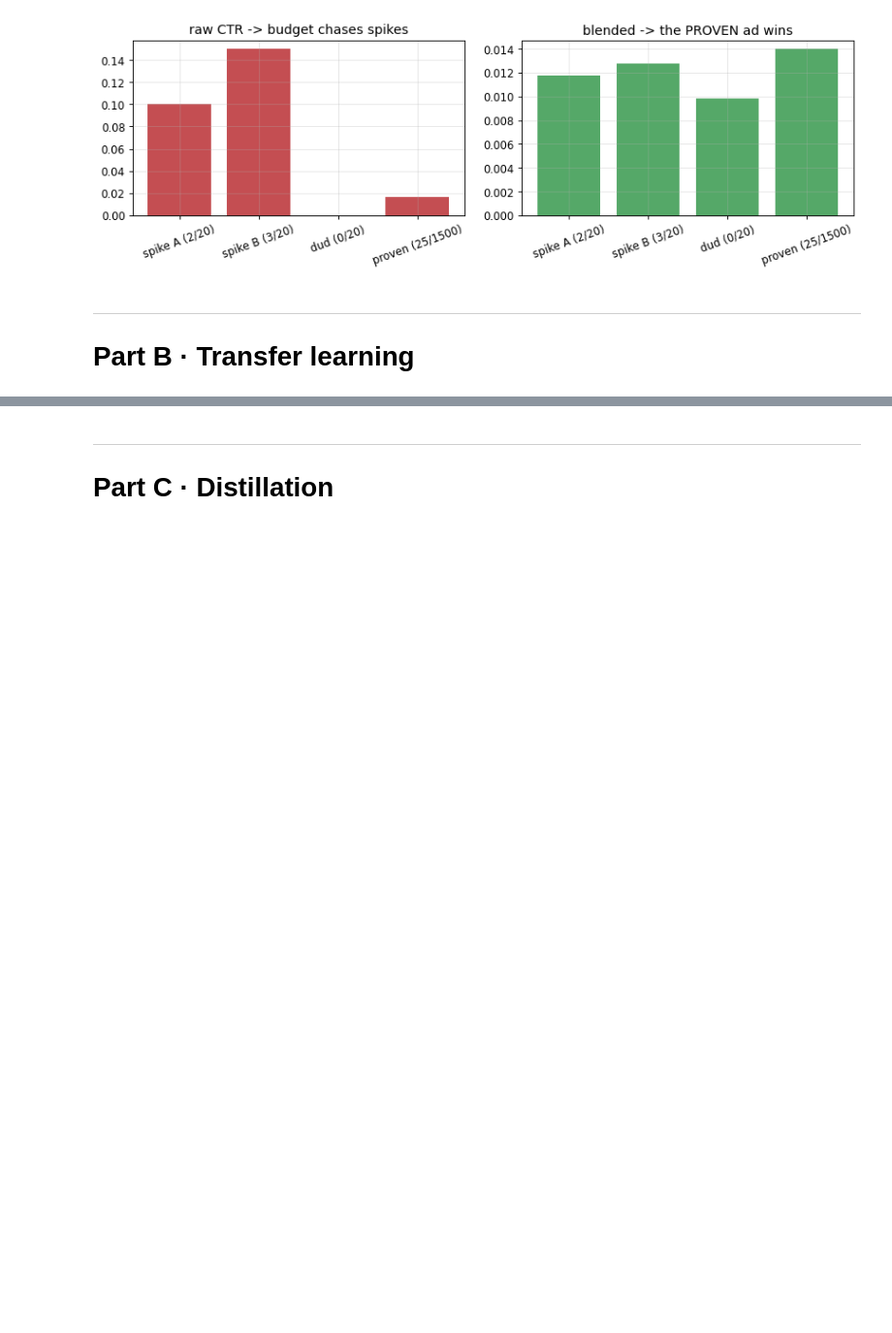
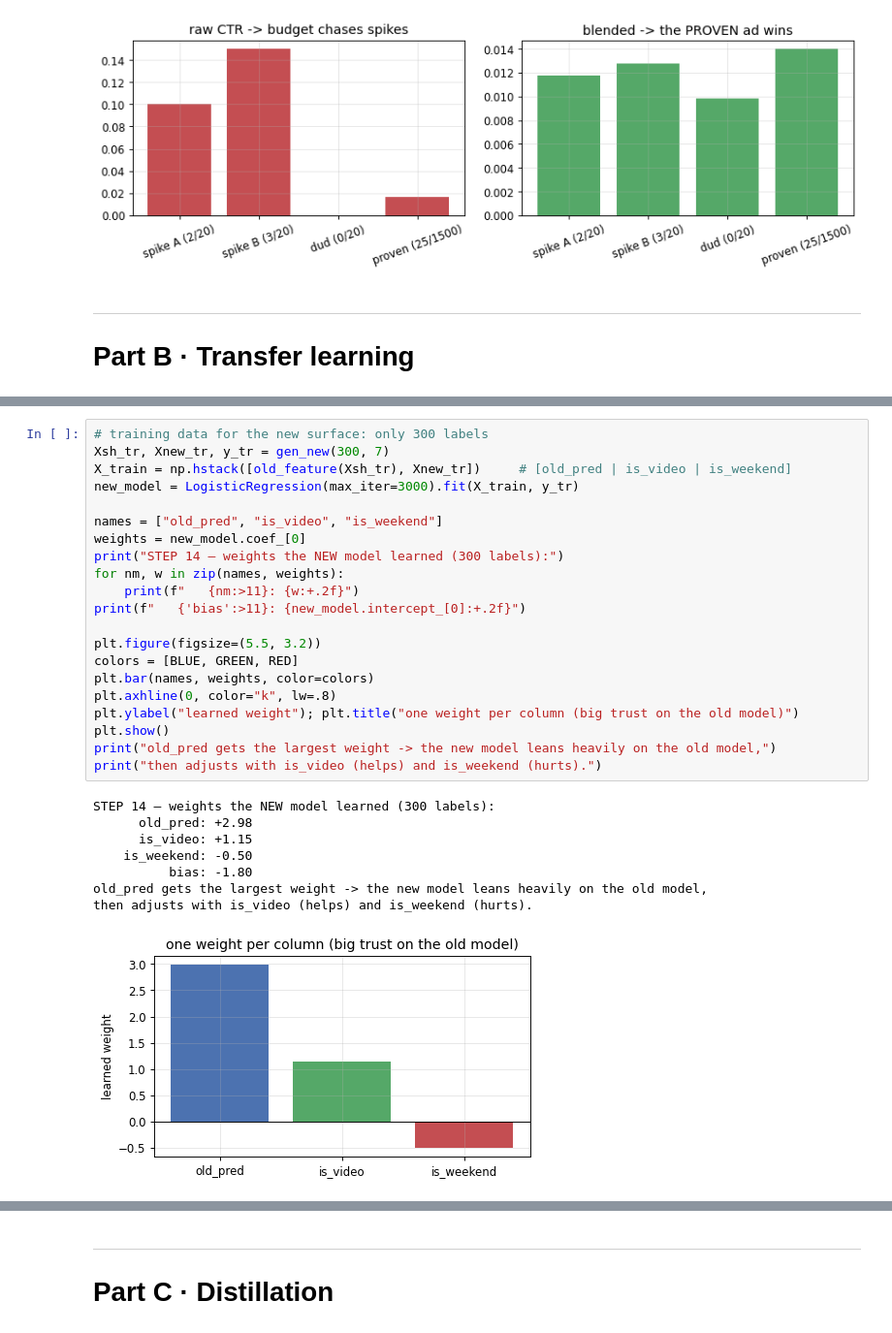
Before and after one commit to niamleeson/ml-math, a Jupyter notebook: afp/notebooks/M09-cold-start-distillation.ipynb, the cells around one changed output, grey strips where cells are left out. Shown at 97% size. Cells and saved outputs as stored; diff of their text form; blank space fills up the shorter version.

```diff
--- a/afp/notebooks/M09-cold-start-distillation.ipynb
+++ b/afp/notebooks/M09-cold-start-distillation.ipynb
@@ -310,0 +399,30 @@ plt.title("transfer reaches the ceiling with ~100 labels; scratch needs ~10,000"
+# %%
+# training data for the new surface: only 300 labels
+Xsh_tr, Xnew_tr, y_tr = gen_new(300, 7)
+X_train = np.hstack([old_feature(Xsh_tr), Xnew_tr])     # [old_pred | is_video | is_weekend]
+new_model = LogisticRegression(max_iter=3000).fit(X_train, y_tr)
+
+names = ["old_pred", "is_video", "is_weekend"]
+weights = new_model.coef_[0]
+print("STEP 14 — weights the NEW model learned (300 labels):")
+for nm, w in zip(names, weights):
+    print(f"   {nm:>11}: {w:+.2f}")
+print(f"   {'bias':>11}: {new_model.intercept_[0]:+.2f}")
+
+plt.figure(figsize=(5.5, 3.2))
+colors = [BLUE, GREEN, RED]
+plt.bar(names, weights, color=colors)
+plt.axhline(0, color="k", lw=.8)
+plt.ylabel("learned weight"); plt.title("one weight per column (big trust on the old model)")
+plt.show()
+print("old_pred gets the largest weight -> the new model leans heavily on the old model,")
+print("then adjusts with is_video (helps) and is_weekend (hurts).")
+# %% [output]
+STEP 14 — weights the NEW model learned (300 labels):
+      old_pred: +2.98
+      is_video: +1.15
+    is_weekend: -0.50
+          bias: -1.80
+old_pred gets the largest weight -> the new model leans heavily on the old model,
+then adjusts with is_video (helps) and is_weekend (hurts).
+[figure, added]
```
Also changed, not shown: parts of 29 cells of this notebook, 1 other file.
